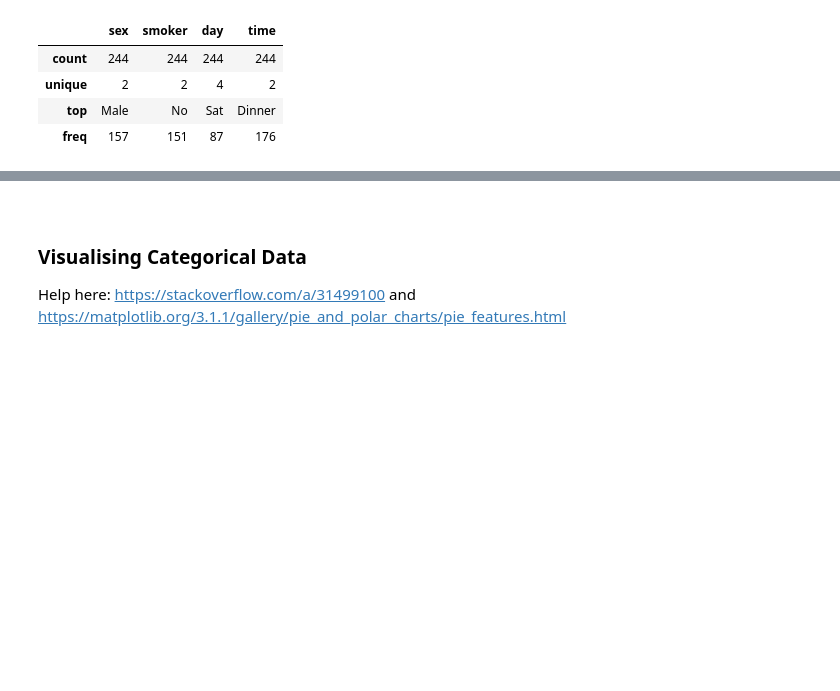
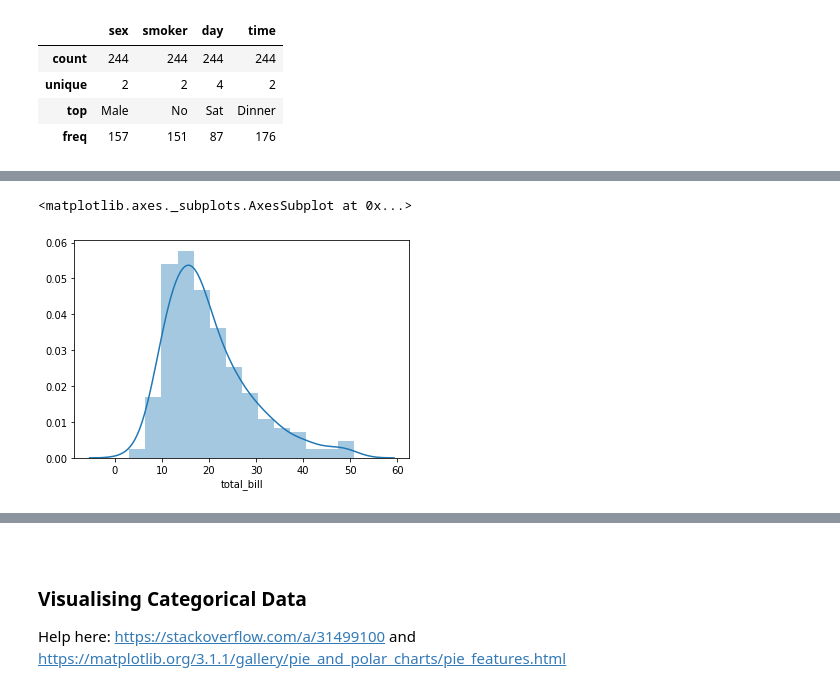
Before and after one commit to jennifer-ryan/fundamentals-project, a Jupyter notebook: tips_database_analysis.ipynb, the cells around one changed output, grey strips where cells are left out. Drawn from its saved outputs; the diff is of its cells as text; code cells hidden in the pictures; blank space fills up the shorter version.

```diff
--- a/tips_database_analysis.ipynb
+++ b/tips_database_analysis.ipynb
@@ -127,0 +128,6 @@ plt.show()
+# %%
+# Total bill histogram using seaborn
+sns.distplot(tips_df.total_bill)
+# %% [output]
+<matplotlib.axes._subplots.AxesSubplot at 0x...>
+[figure, added]
```
Also changed, not shown: parts of 18 cells of this notebook.
